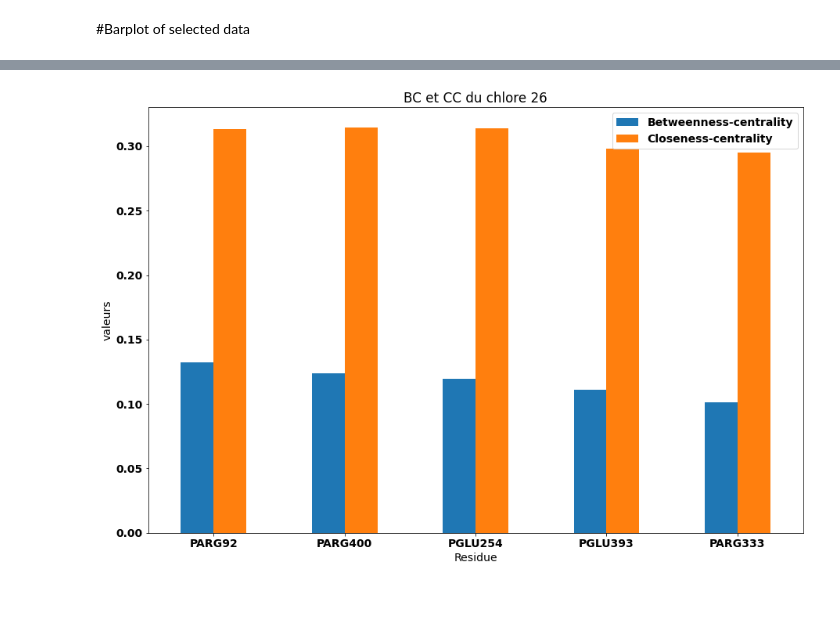
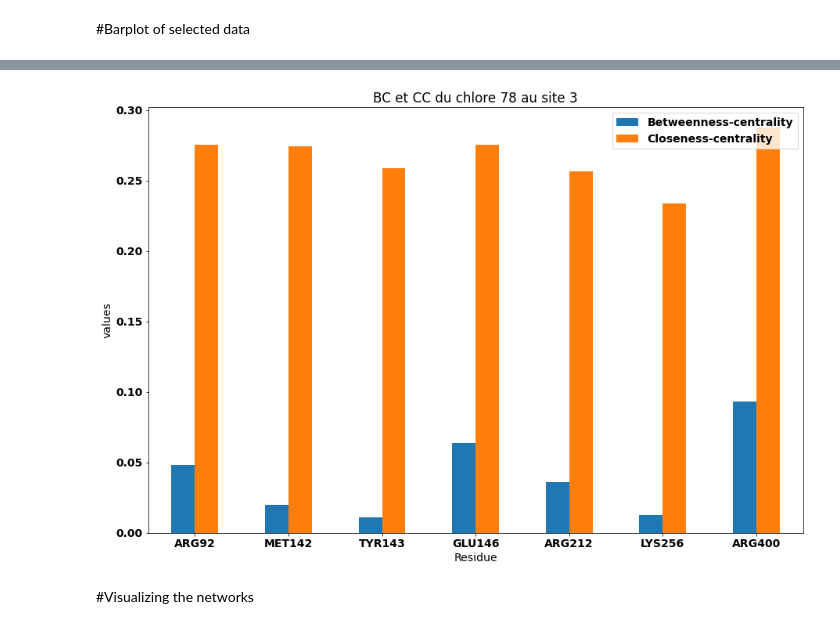
Before and after one commit to Md017/Glut1-project, a Jupyter notebook: gRinn_results/csv_files_folder/network_analysis.ipynb, the cells around one changed output, grey strips where cells are left out. Drawn from its saved outputs; the diff is of its cells as text; code cells hidden in the pictures; blank space fills up the shorter version.

```diff
--- a/gRinn_results/csv_files_folder/network_analysis.ipynb
+++ b/gRinn_results/csv_files_folder/network_analysis.ipynb
@@ -22,0 +20,15 @@ del data["Index"]
+# %%
+data = pd.read_csv('cl27_RM.csv')
+del data["Unnamed: 0"]
+del data["Index"]
+#data
+
+#deleting first character(P) of the residues' names
+res_list = []
+
+for c in data["Residue"]:
+  res_list.append(c[1::])
+
+#print(res_list)
+data["Residue"] = res_list
+data
@@ -52,3 +72,9 @@ array5 = ["PGLU209","PARG223","PLYS230","PARG11"]
+# %%
+array1 = ['ARG93', 'ASN94','ARG223','ARG218','GLU209']
+array2 = ["ARG334","ARG333","ARG330","GLU454","THR455"]
+array3 = ["PARG153","ARG400","LYS256","MET142","ARG92","GLN88","GLU146","ARG212","LYS213","TYR143"]
+array4 = ["SER248","ASN217","ARG253","ILE216"]
+array5 = ["GLU209","ARG223","LYS230","ARG11"]
 # %%
 site1 = data.loc[data["Residue"].isin(array1)]
 site1
@@ -162,5 +194,5 @@ def plot_bar(data, graph_tile, image_title):
   font = {'family' : 'normal','weight' : 'bold','size' : 14}
   plt.rc('font', **font)
   plt.title(graph_tile)
-  plt.ylabel("valeurs")
+  plt.ylabel("values")
   plt.savefig(image_title)
@@ -167,4 +203,6 @@ def plot_bar(data, graph_tile, image_title):
 # %%
-plot_bar(top_n_highest_BC_AND_CC(data,5),"BC et CC du chlore 26","site5_cl26.png")
+plot_bar(site3,"BC et CC du chlore 78 au site 3","site3_cl78.png")
 # %% [output]
-[figure, old version]
+[figure, new version]
+# %% [markdown]
+#Visualizing the networks
```
Also changed, not shown: parts of 15 cells of this notebook.
